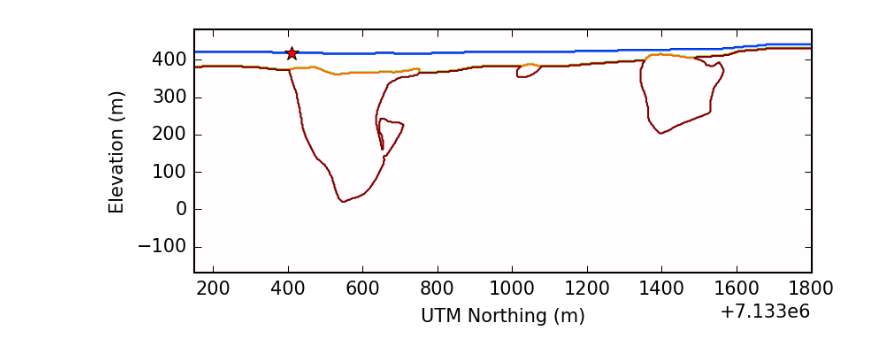
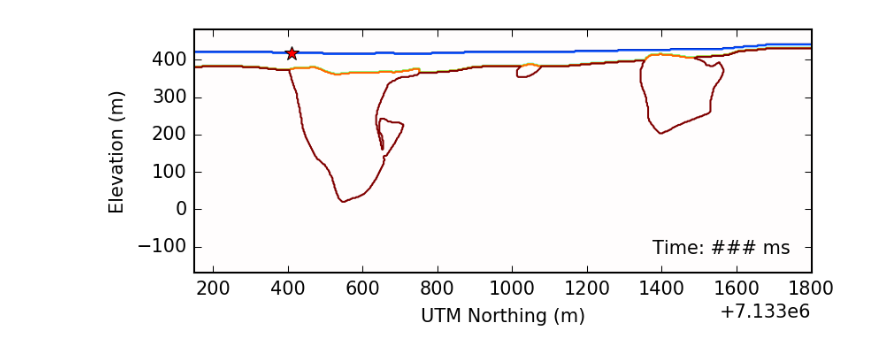
Before and after one commit to simpeg/presentations, a Jupyter notebook: SciPy2016/Geological_model/Seismic Wavefields NS.ipynb, the cells around one changed output. Cells and saved outputs as stored; diff of their text form; code cells hidden in the pictures.

```diff
--- a/SciPy2016/Geological_model/Seismic Wavefields NS.ipynb
+++ b/SciPy2016/Geological_model/Seismic Wavefields NS.ipynb
@@ -49,33 +49,37 @@ U = tm.dft(u.conj())
 # %%
 clim = 1e-2*abs(U).max()
 sloc = systemConfig['geom']['src'][0]
 
 plotOpts = {
     'cmap': cm.seismic,
     'vmin': -clim,
     'vmax': clim,
     'extent': extent,
 }
 
 fig = plt.figure()
 ax = fig.add_subplot(1,1,1)
 im = plt.imshow(np.zeros(dims), **plotOpts)
 plt.plot(sloc[0], sloc[1], 'r*', ms=8)
 plt.contour(np.log(systemConfig['Q']), extent=extent)
 plt.xlabel('UTM Northing (m)')
 plt.ylabel('Elevation (m)')
+txt = plt.figtext(0.70, 0.32, 'Time: ### ms')
 
+def tms(i):
+    return 1000 * tm.dt * i
 def init():
     im.set_data(np.zeros(dims))
     return (im,)
 def animate(i):
     d = np.flipud(U[:,i].reshape(dims).real)
     im.set_data(d)
+    txt.set_text('Time: %03d ms'%(tms(i),))
     return (im,)
 anim = animation.FuncAnimation(fig, animate, init_func=init,
                                frames=tm.ns/2, interval=200, blit=True)
 # %% [output]
-[figure, old version]
+[figure, new version]
 # %%
 HTML(anim.to_html5_video())
 # %% [output]
```
Also changed, not shown: parts of 7 cells of this notebook, 1 other file.
